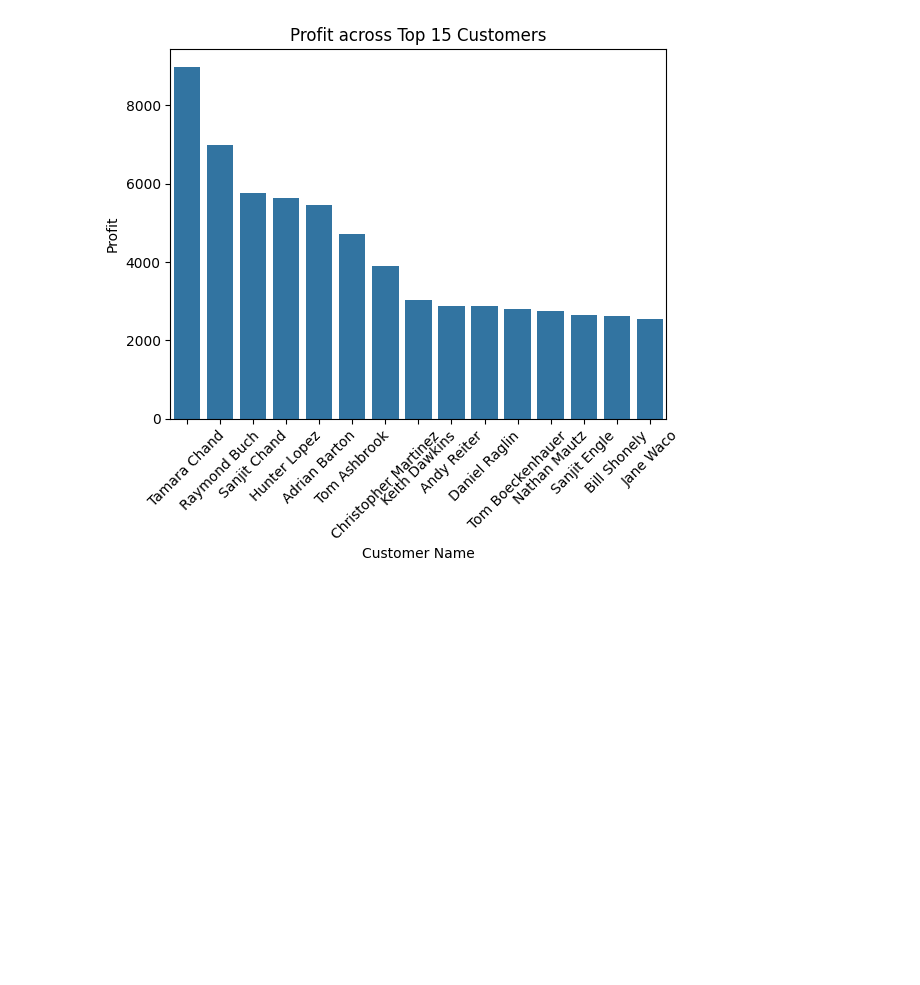
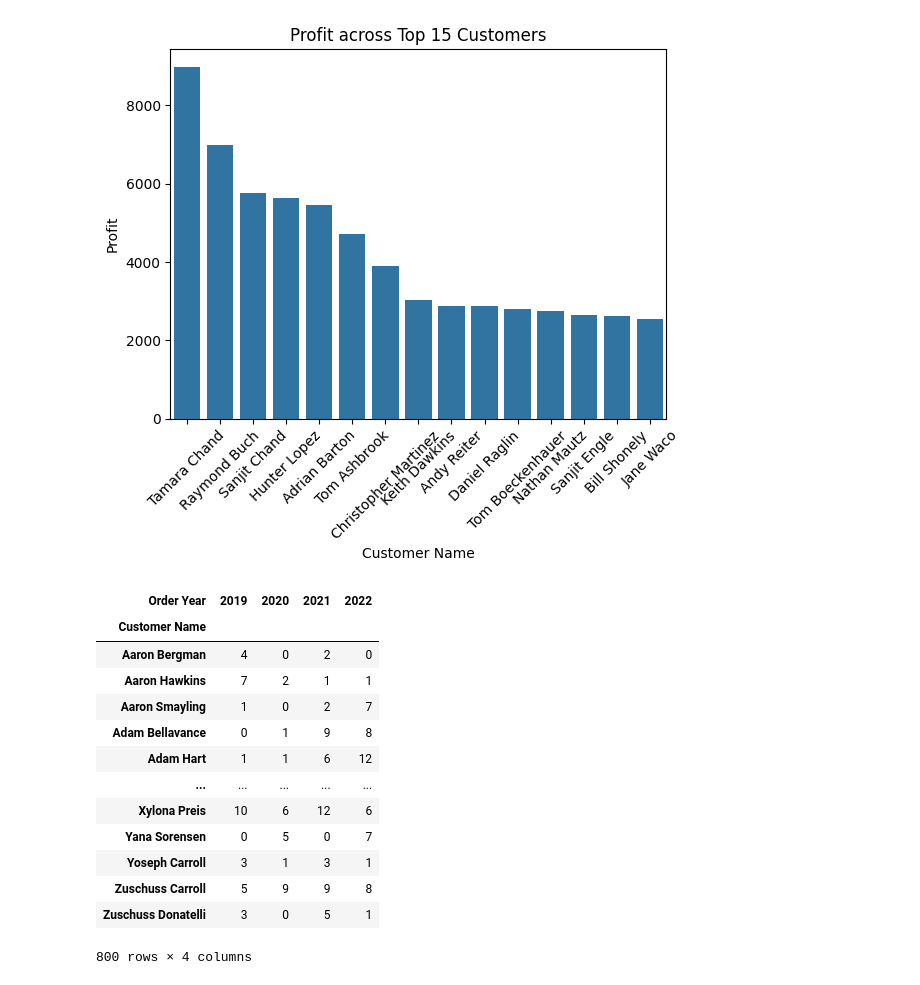
Before and after one commit to shyamgupta/iitddsml, a Jupyter notebook: groupAssignment03262025/Loyalty Analysis 03292025.ipynb, the cells around one changed output. Cells and saved outputs as stored; diff of their text form; code cells hidden in the pictures; blank space fills up the shorter version.

```diff
--- a/groupAssignment03262025/Loyalty Analysis 03292025.ipynb
+++ b/groupAssignment03262025/Loyalty Analysis 03292025.ipynb
@@ -124,0 +130,2 @@ plt.show()
+# %%
+df['Order Year'] = pd.to_datetime(df['Order Date']).dt.year
@@ -124,0 +134,17 @@ plt.show()
+# %%
+pd.crosstab(df['Customer Name'],df['Order Year'])
+# %% [output]
+| Order Year | 2019 | 2020 | 2021 | 2022 |
+| Customer Name |  |  |  |  |
+| Aaron Bergman | 4 | 0 | 2 | 0 |
+| Aaron Hawkins | 7 | 2 | 1 | 1 |
+| Aaron Smayling | 1 | 0 | 2 | 7 |
+| Adam Bellavance | 0 | 1 | 9 | 8 |
+| Adam Hart | 1 | 1 | 6 | 12 |
+| ... | ... | ... | ... | ... |
+| Xylona Preis | 10 | 6 | 12 | 6 |
+| Yana Sorensen | 0 | 5 | 0 | 7 |
+| Yoseph Carroll | 3 | 1 | 3 | 1 |
+| Zuschuss Carroll | 5 | 9 | 9 | 8 |
+| Zuschuss Donatelli | 3 | 0 | 5 | 1 |
+800 rows × 4 columns
```
Also changed, not shown: parts of 4 cells of this notebook.
